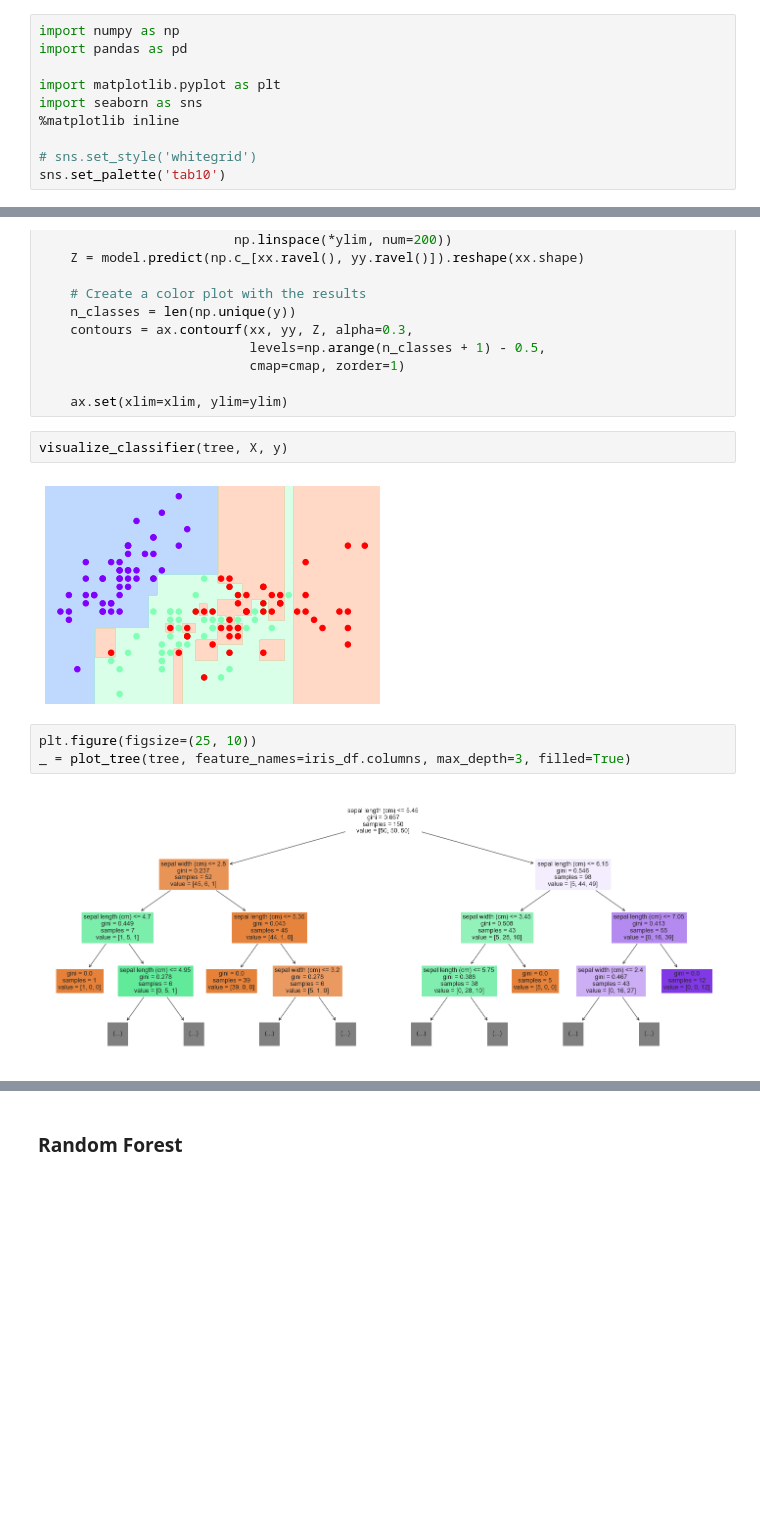
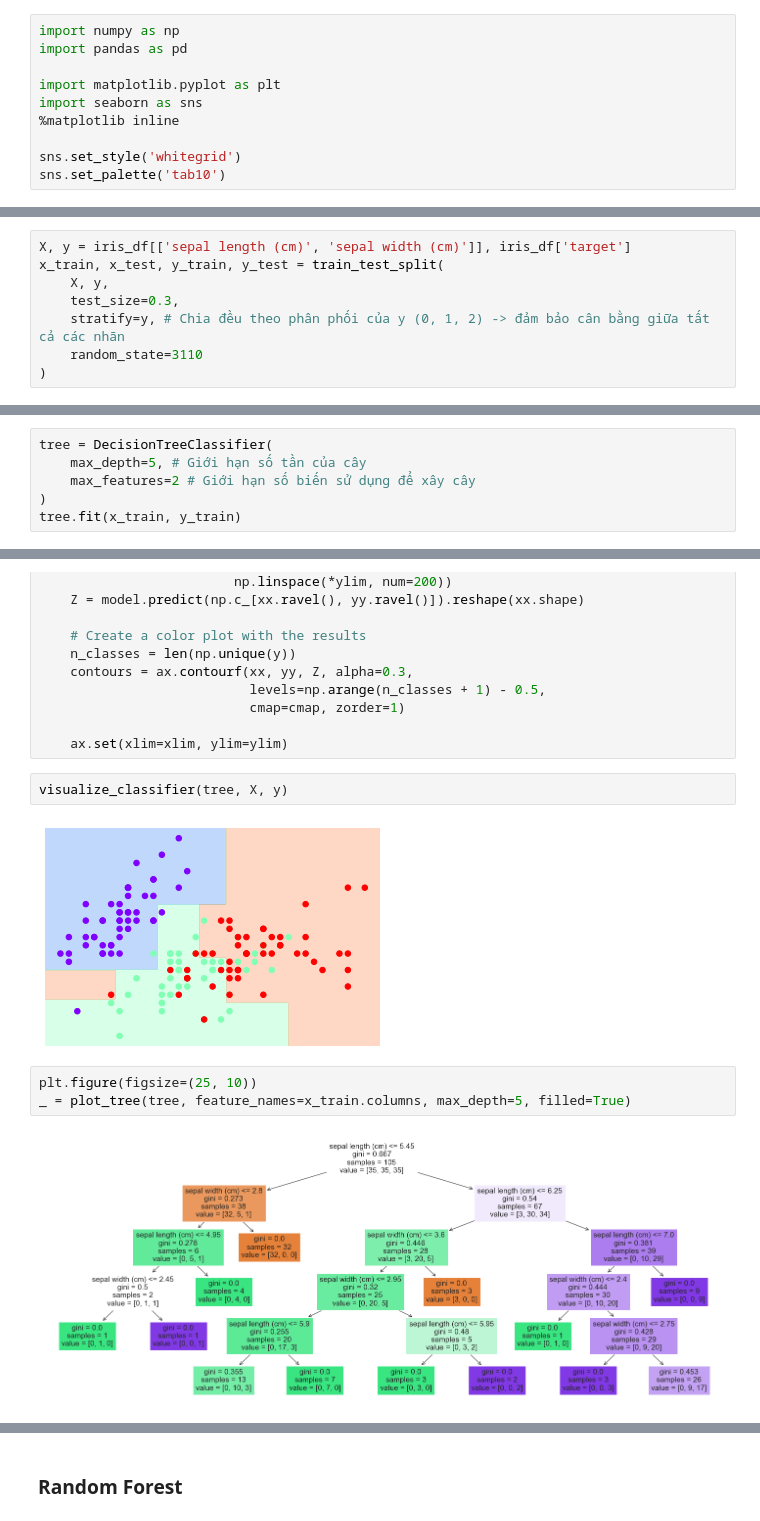
Before and after one commit to honghanhh/mci_python_36a1_l2, a Jupyter notebook: Lectures/lecture_05/lecture_05_inclass_p36a10l2.ipynb, the cells around one changed output, grey strips where cells are left out. Cells and saved outputs as stored; diff of their text form; blank space fills up the shorter version.

```diff
--- a/Lectures/lecture_05/lecture_05_inclass_p36a10l2.ipynb
+++ b/Lectures/lecture_05/lecture_05_inclass_p36a10l2.ipynb
@@ -8,7 +8,7 @@ import matplotlib.pyplot as plt
 import seaborn as sns
 %matplotlib inline
 
-# sns.set_style('whitegrid')
+sns.set_style('whitegrid')
 sns.set_palette('tab10')
 # %% [markdown]
 ## Tree Model
@@ -84,0 +87,8 @@ DecisionTreeClassifier()
+# %%
+X, y = iris_df[['sepal length (cm)', 'sepal width (cm)']], iris_df['target']
+x_train, x_test, y_train, y_test = train_test_split(
+    X, y,
+    test_size=0.3,
+    stratify=y, # Chia đều theo phân phối của y (0, 1, 2) -> đảm bảo cân bằng giữa tất cả các nhãn
+    random_state=3110
+)
@@ -84,0 +102,6 @@ DecisionTreeClassifier()
+# %%
+tree = DecisionTreeClassifier(
+    max_depth=5, # Giới hạn số tần của cây
+    max_features=2 # Giới hạn số biến sử dụng để xây cây
+)
+tree.fit(x_train, y_train)
@@ -116,9 +151,9 @@ def visualize_classifier(model, X, y, ax=None, cmap='rainbow'):
 # %%
 visualize_classifier(tree, X, y)
 # %% [output]
-[figure, old version]
+[figure, new version]
 # %%
 plt.figure(figsize=(25, 10))
-_ = plot_tree(tree, feature_names=iris_df.columns, max_depth=3, filled=True)
+_ = plot_tree(tree, feature_names=x_train.columns, max_depth=5, filled=True)
 # %% [output]
-[figure, old version]
+[figure, new version]
```
Also changed, not shown: parts of 19 cells of this notebook, 1 other file.
